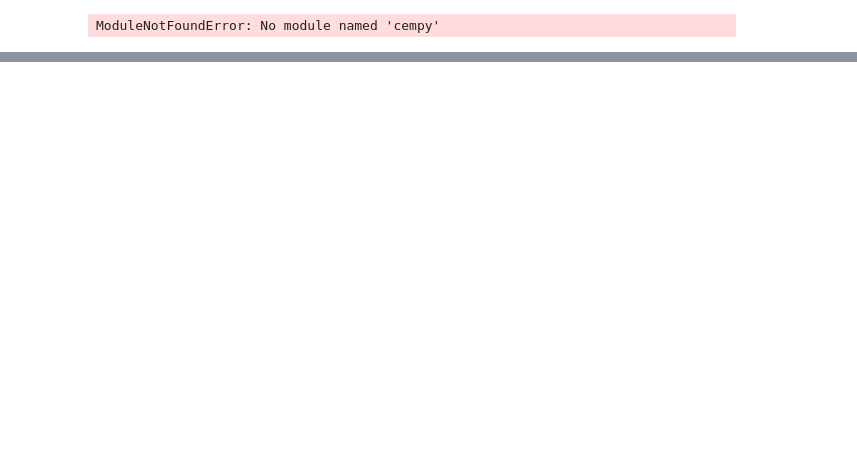
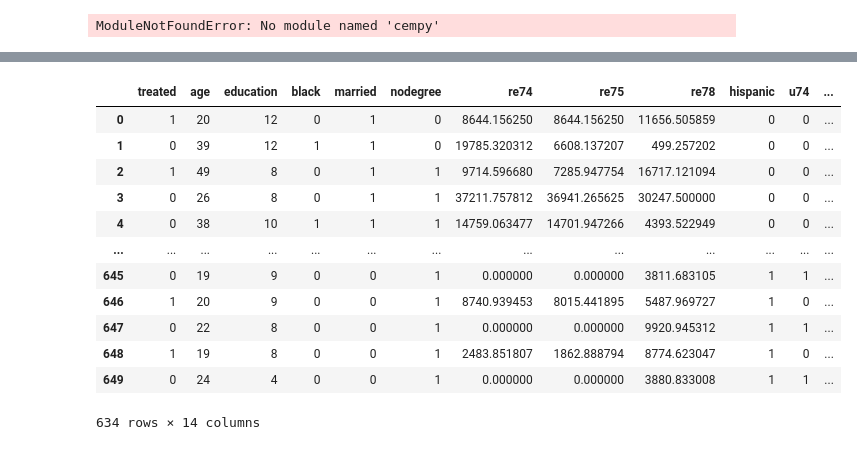
Before and after one commit to raheems/cempy, a Jupyter notebook: examples/cempy-tutorial.ipynb, the cells around one changed output, grey strips where cells are left out. Cells and saved outputs as stored; diff of their text form; code cells hidden in the pictures; blank space fills up the shorter version.

```diff
--- a/examples/cempy-tutorial.ipynb
+++ b/examples/cempy-tutorial.ipynb
@@ -19,0 +67,16 @@ f = CEM.CEM()
+# %%
+f.get_unmatched()
+# %% [output]
+|  | treated | age | education | black | married | nodegree | re74 | re75 | re78 | hispanic | u74 | ... |
+| 0 | 1 | 20 | 12 | 0 | 1 | 0 | 8644.156250 | 8644.156250 | 11656.505859 | 0 | 0 | ... |
+| 1 | 0 | 39 | 12 | 1 | 1 | 0 | 19785.320312 | 6608.137207 | 499.257202 | 0 | 0 | ... |
+| 2 | 1 | 49 | 8 | 0 | 1 | 1 | 9714.596680 | 7285.947754 | 16717.121094 | 0 | 0 | ... |
+| 3 | 0 | 26 | 8 | 0 | 1 | 1 | 37211.757812 | 36941.265625 | 30247.500000 | 0 | 0 | ... |
+| 4 | 0 | 38 | 10 | 1 | 1 | 1 | 14759.063477 | 14701.947266 | 4393.522949 | 0 | 0 | ... |
+| ... | ... | ... | ... | ... | ... | ... | ... | ... | ... | ... | ... | ... |
+| 645 | 0 | 19 | 9 | 0 | 0 | 1 | 0.000000 | 0.000000 | 3811.683105 | 1 | 1 | ... |
+| 646 | 1 | 20 | 9 | 0 | 0 | 1 | 8740.939453 | 8015.441895 | 5487.969727 | 1 | 0 | ... |
+| 647 | 0 | 22 | 8 | 0 | 0 | 1 | 0.000000 | 0.000000 | 9920.945312 | 1 | 1 | ... |
+| 648 | 1 | 19 | 8 | 0 | 0 | 1 | 2483.851807 | 1862.888794 | 8774.623047 | 1 | 0 | ... |
+| 649 | 0 | 24 | 4 | 0 | 0 | 1 | 0.000000 | 0.000000 | 3880.833008 | 1 | 1 | ... |
+634 rows × 14 columns
```
Also changed, not shown: parts of 22 cells of this notebook, 1 other file.
